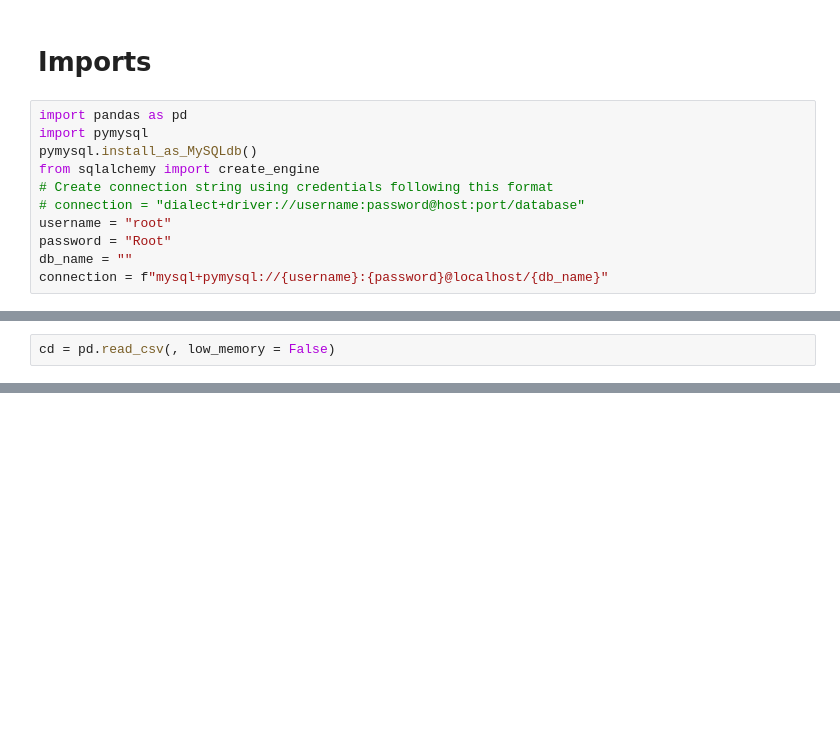
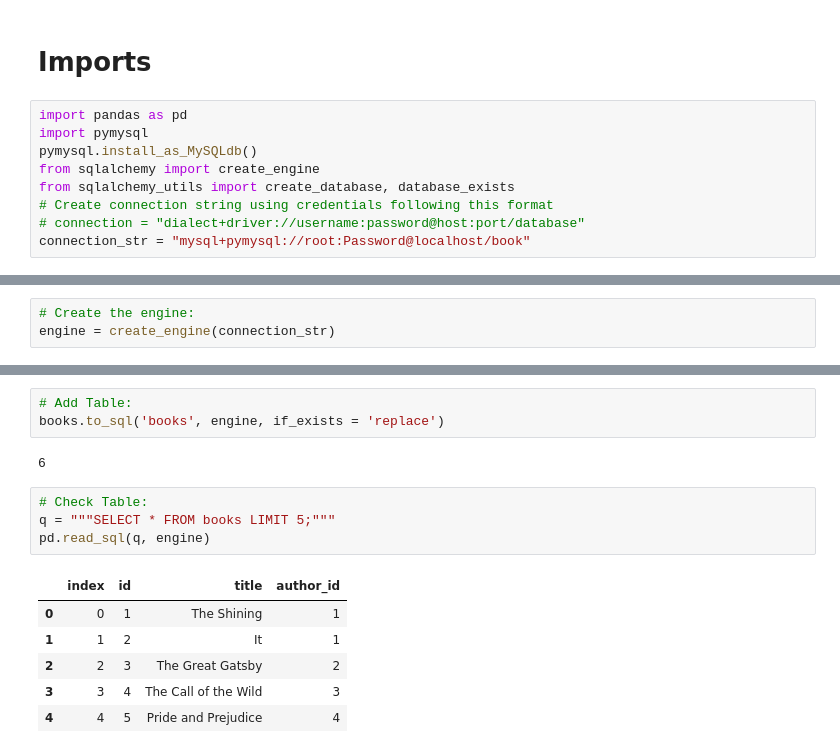
Before and after one commit to Codeguy225/Books-Core, a Jupyter notebook: Book Core.ipynb, the cells around one changed output, grey strips where cells are left out. Cells and saved outputs as stored; diff of their text form; blank space fills up the shorter version.

Commit message:
Book Update

```diff
--- a/Book Core.ipynb
+++ b/Book Core.ipynb
@@ -11,9 +17,7 @@ import pandas as pd
 import pymysql
 pymysql.install_as_MySQLdb()
 from sqlalchemy import create_engine
+from sqlalchemy_utils import create_database, database_exists
 # Create connection string using credentials following this format
 # connection = "dialect+driver://username:password@host:port/database"
-username = "root"
-password = "Root"
-db_name = ""
-connection = f"mysql+pymysql://{username}:{password}@localhost/{db_name}"
+connection_str = "mysql+pymysql://root:Password@localhost/book"
@@ -20,2 +26,3 @@ connection = f"mysql+pymysql://{username}:{password}@localhost/{db_name}"
 # %%
-cd = pd.read_csv(, low_memory = False)
+# Create the engine:
+engine = create_engine(connection_str)
@@ -23,0 +78,16 @@ cd = pd.read_csv(, low_memory = False)
+# %%
+# Add Table:
+books.to_sql('books', engine, if_exists = 'replace')
+# %% [output]
+6
+# %%
+# Check Table:
+q = """SELECT * FROM books LIMIT 5;"""
+pd.read_sql(q, engine)
+# %% [output]
+|  | index | id | title | author_id |
+| 0 | 0 | 1 | The Shining | 1 |
+| 1 | 1 | 2 | It | 1 |
+| 2 | 2 | 3 | The Great Gatsby | 2 |
+| 3 | 3 | 4 | The Call of the Wild | 3 |
+| 4 | 4 | 5 | Pride and Prejudice | 4 |
```
Also changed, not shown: parts of 22 cells of this notebook.
